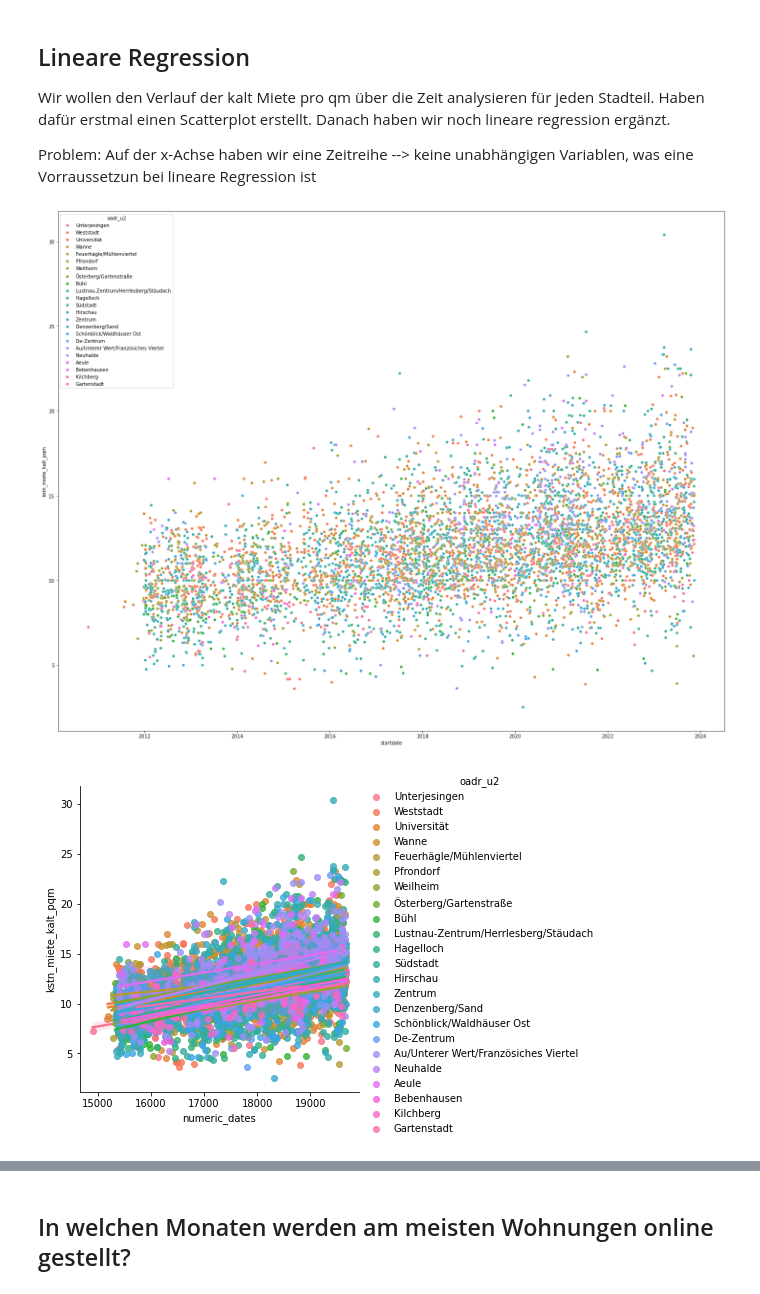
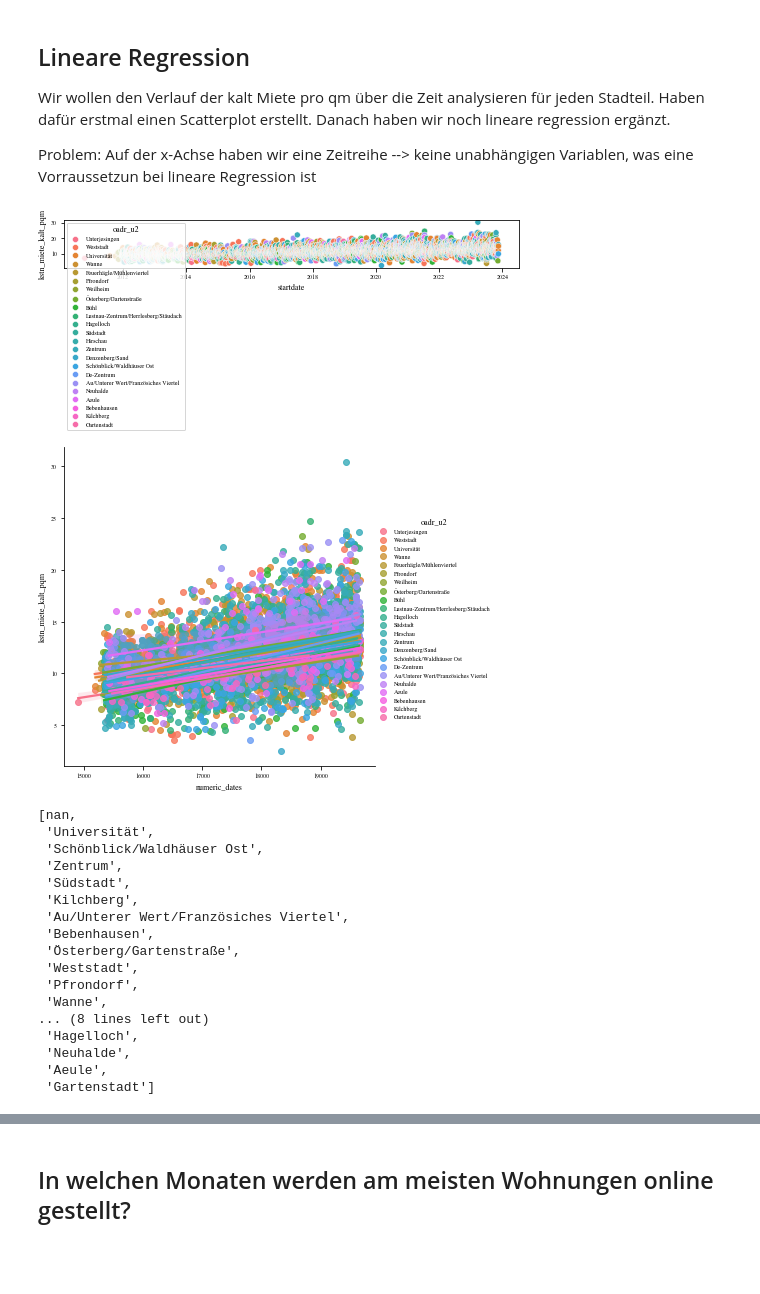
Before and after one commit to okihnjo/DataLiteracy, a Jupyter notebook: notebooks/correlations.ipynb, the cells around one changed output, grey strips where cells are left out. Cells and saved outputs as stored; diff of their text form; code cells hidden in the pictures; blank space fills up the shorter version.

```diff
--- a/notebooks/correlations.ipynb
+++ b/notebooks/correlations.ipynb
@@ -70,22 +78,41 @@ Problem: Auf der x-Achse haben wir eine Zeitreihe --> keine unabhängigen Variab
 # %%
 import datetime
 from matplotlib.dates import date2num
-
 df['kstn_miete_kalt_pqm'].dropna(inplace=True)
 oadr_u2 = df["oadr_u2"].unique().tolist()
 
 df['startdate'] = pd.to_datetime(df['startdate'])
 df = df.sort_values(by='startdate')
 #[datetime.datetime.strftime(ts, "%Y-%m-%d") for ts in df['startdate']]
 
+#plt.rcParams.update(bundles.icml2022(column='full', nrows=1, ncols=2, usetex=False))
 #scatterplot
-plt.subplots(figsize=(25, 20))
-scatter_plot = sns.scatterplot(data=df, x="startdate", y="kstn_miete_kalt_pqm", hue="oadr_u2")
+#fig, ax = plt.subplots(1, 2)
+sns.scatterplot(data=df, x="startdate", y="kstn_miete_kalt_pqm", hue="oadr_u2")
 
+#ax.set_title("title")
 #liner regression
 numeric_dates = date2num(df['startdate'])
 df['numeric_dates'] = numeric_dates
-lin_reg = sns.lmplot(x="numeric_dates", y="kstn_miete_kalt_pqm", hue="oadr_u2", data=df)
+sns.lmplot(x="numeric_dates", y="kstn_miete_kalt_pqm", hue="oadr_u2", data=df)
+plt.show()
 # %% [output]
-[figure, old version]
+[figure, new version]
-[figure, old version]
+[figure, new version]
+[nan,
+ 'Universität',
+ 'Schönblick/Waldhäuser Ost',
+ 'Zentrum',
+ 'Südstadt',
+ 'Kilchberg',
+ 'Au/Unterer Wert/Französiches Viertel',
+ 'Bebenhausen',
+ 'Österberg/Gartenstraße',
+ 'Weststadt',
+ 'Pfrondorf',
+ 'Wanne',
+... (8 lines left out)
+ 'Hagelloch',
+ 'Neuhalde',
+ 'Aeule',
+ 'Gartenstadt']
```
Also changed, not shown: parts of 13 cells of this notebook.
